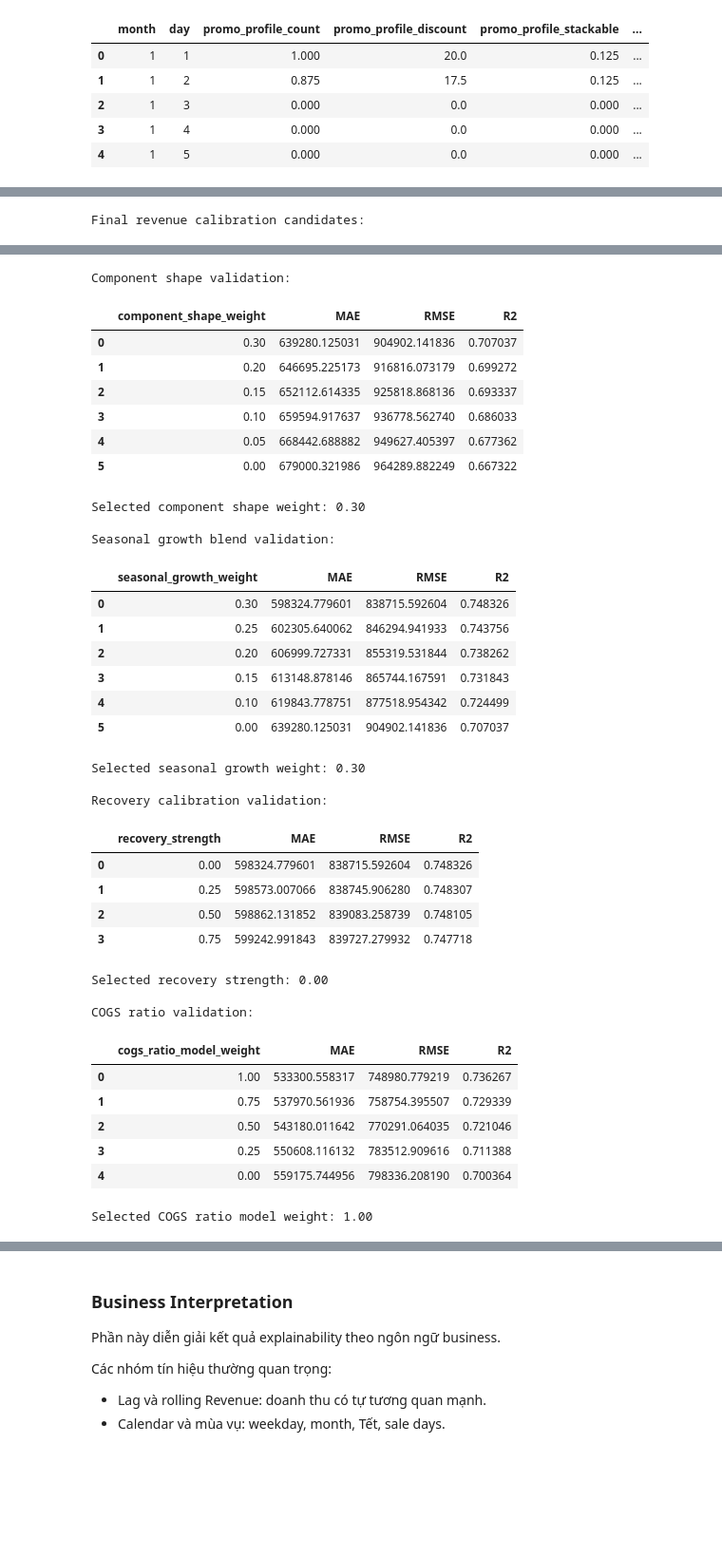
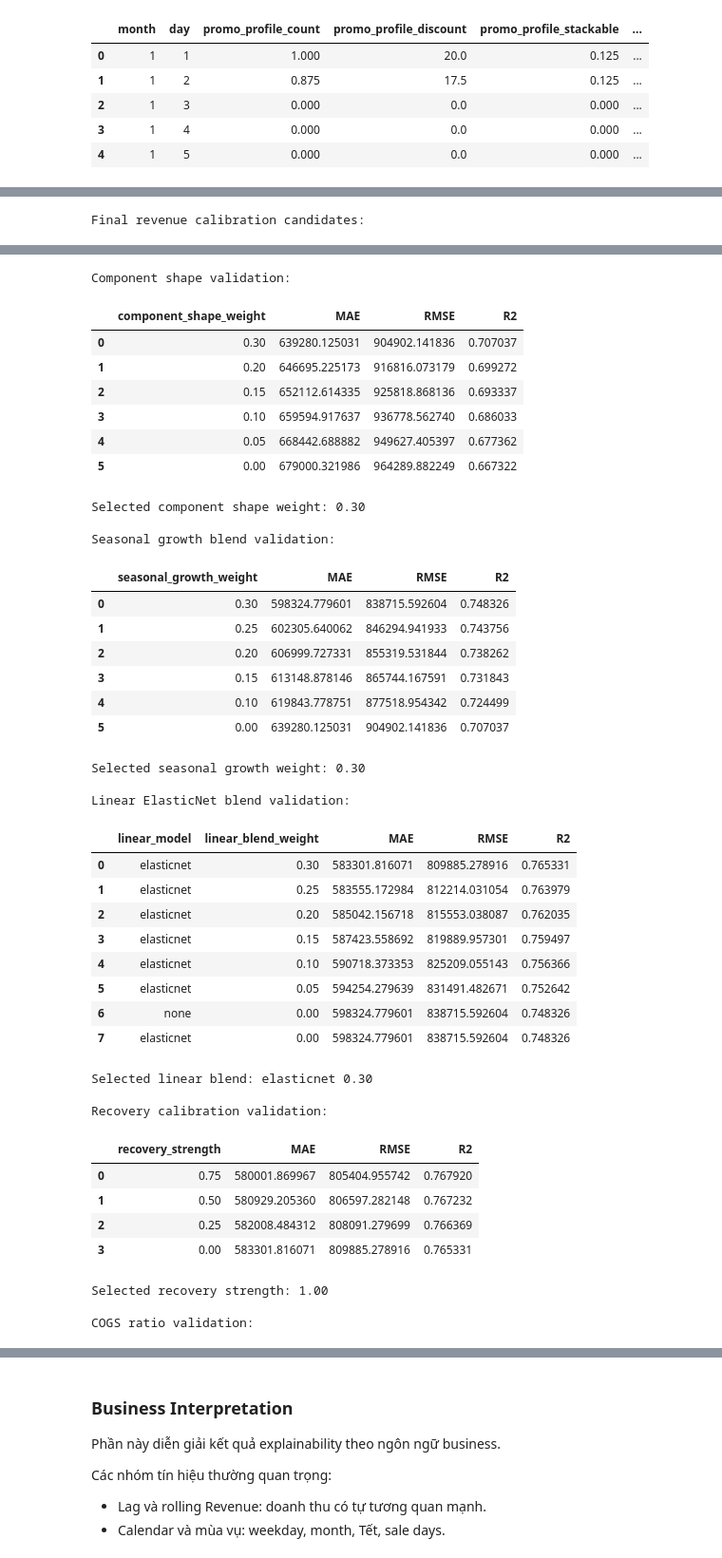
Before and after one commit to CodeDaoVietNam/DATATHON_2026, a Jupyter notebook: notebooks/04_forecasting_model.ipynb, the cells around one changed output, grey strips where cells are left out. Shown at 95% size. Cells and saved outputs as stored; diff of their text form; code cells hidden in the pictures; blank space fills up the shorter version.

```diff
--- a/notebooks/04_forecasting_model.ipynb
+++ b/notebooks/04_forecasting_model.ipynb
@@ -429,6 +661,16 @@ ABLATION_CONFIGS = {
 _EMPTY_PROMO = pd.DataFrame(columns=["month", "day"])
 _EMPTY_TRAFFIC = pd.DataFrame(columns=["month", "day", "day_of_week"])
 _EMPTY_INVENTORY = pd.DataFrame(columns=["month"])
+
+
+def train_elasticnet_log_model(X, y_log):
+    """Train a simple log-target ElasticNet as a diversity baseline."""
+    model = make_pipeline(
+        StandardScaler(),
+        ElasticNet(alpha=0.002, l1_ratio=0.10, max_iter=20000, random_state=RANDOM_SEED),
+    )
+    model.fit(X.to_numpy(dtype=np.float32), y_log.to_numpy(dtype=np.float32))
+    return model
 
 
 def _filter_traffic_profile(profile, variant="full"):
@@ -532,6 +774,9 @@ def run_ablation_config(config_name, config_flags, train_df, valid_df):
     print(f"  CAT recency weight mean : {cat_recency_weights[:-eval_size].mean():.3f} (max={cat_recency_weights[:-eval_size].max():.1f})")
     print(f"  CAT combined weight mean: {cat_fit_weights.mean():.3f} (max={cat_fit_weights.max():.1f})")
 
+    elastic_model = train_elasticnet_log_model(X_train, y_train_log)
+    print("  ElasticNet trained")
+
     lgbm_model = lgb.LGBMRegressor(**LGBM_PARAMS)
     lgbm_model.fit(
         X_fit, y_fit,
@@ -564,6 +809,19 @@ def run_ablation_config(config_name, config_flags, train_df, valid_df):
 
     print("  Predicting validation 2022 (recursive log-target, anchored)...")
     seasonal_anchor = seasonal_growth_baseline(train_df, valid_df["Date"], "Revenue")
+    elastic_val = recursive_forecast(
+        elastic_model, train_df, valid_df["Date"], feat_cols, _promo_profile,
+        traffic_profile=_traffic_profile,
+        inventory_profile=_inventory_profile,
+        business_daily=_business_daily,
+        business_profile=_business_profile,
+        business_groups=_business_groups,
+        feature_fill_values=feature_fill_values,
+        anchor_pred=seasonal_anchor,
+        blend_weight=RECURSIVE_BLEND_WEIGHT,
+        ewm_alpha=RECURSIVE_SMOOTH_ALPHA,
+        predict_log_target=True,
+    )
     lgbm_val = recursive_forecast(
         lgbm_model, train_df, valid_df["Date"], feat_cols, _promo_profile,
         traffic_profile=_traffic_profile,
@@ -606,6 +864,10 @@ def run_ablation_config(config_name, config_flags, train_df, valid_df):
             predict_log_target=True,
         )
 
+    elastic_val = calibrate_monthly_predictions(elastic_val, valid_df["Date"], train_df, "Revenue")
+    elastic_val = calibrate_event_spikes(elastic_val, valid_df["Date"], train_df, strength=EVENT_SPIKE_CALIBRATION_STRENGTHS)
+    elastic_val = np.maximum(elastic_val, 0)
+
     lgbm_val = calibrate_monthly_predictions(lgbm_val, valid_df["Date"], train_df, "Revenue")
     xgb_val = calibrate_monthly_predictions(xgb_val, valid_df["Date"], train_df, "Revenue")
     lgbm_val = calibrate_event_spikes(lgbm_val, valid_df["Date"], train_df, strength=EVENT_SPIKE_CALIBRATION_STRENGTHS)
@@ -615,8 +877,10 @@ def run_ablation_config(config_name, config_flags, train_df, valid_df):
         cat_val = calibrate_event_spikes(cat_val, valid_df["Date"], train_df, strength=EVENT_SPIKE_CALIBRATION_STRENGTHS)
 
     y_valid = valid_df["Revenue"].values
+    elastic_m = compute_metrics(y_valid, elastic_val)
     lgbm_m = compute_metrics(y_valid, lgbm_val)
     xgb_m = compute_metrics(y_valid, xgb_val)
+    print(f"  ELASTIC: MAE={elastic_m['MAE']:,.0f}  RMSE={elastic_m['RMSE']:,.0f}  R2={elastic_m['R2']:.3f}")
     print(f"  LGBM: MAE={lgbm_m['MAE']:,.0f}  RMSE={lgbm_m['RMSE']:,.0f}  R2={lgbm_m['R2']:.3f}")
     print(f"  XGB : MAE={xgb_m['MAE']:,.0f}  RMSE={xgb_m['RMSE']:,.0f}  R2={xgb_m['R2']:.3f}")
 
@@ -650,13 +914,16 @@ def run_ablation_config(config_name, config_flags, train_df, valid_df):
         "business_daily_used": _business_daily,
         "business_profile_used": _business_profile,
         "business_groups_used": _business_groups,
+        "elastic_model": elastic_model,
         "lgbm_model": lgbm_model,
         "xgb_model": xgb_model,
         "cat_model": cat_model,
+        "elastic_val": elastic_val,
         "lgbm_val": lgbm_val,
         "xgb_val": xgb_val,
         "cat_val": cat_val,
         "ens_val": ens_val,
+        "elastic_metrics": elastic_m,
         "lgbm_metrics": lgbm_m,
         "xgb_metrics": xgb_m,
         "cat_metrics": cat_m,
@@ -689,6 +956,7 @@ for cfg_name, cfg_flags in ABLATION_CONFIGS.items():
     ablation_artifacts[cfg_name] = result
     bw = result["opt_weights"]
     cat_m = result["cat_metrics"] or {"MAE": np.nan, "RMSE": np.nan, "R2": np.nan}
+    elastic_m = result["elastic_metrics"]
 
     candidates = {
         "LGBM": result["lgbm_metrics"],
@@ -706,6 +974,9 @@ for cfg_name, cfg_flags in ABLATION_CONFIGS.items():
     ablation_rows.append({
         "config": cfg_name,
         "n_features": result["n_features"],
+        "ELASTIC_MAE": elastic_m["MAE"],
+        "ELASTIC_RMSE": elastic_m["RMSE"],
+        "ELASTIC_R2": elastic_m["R2"],
         "LGBM_MAE": result["lgbm_metrics"]["MAE"],
         "LGBM_RMSE": result["lgbm_metrics"]["RMSE"],
         "LGBM_R2": result["lgbm_metrics"]["R2"],
@@ -1220,6 +1744,11 @@ display(seasonal_blend_df)
 print(f"Selected seasonal growth weight: {BEST_SEASONAL_GROWTH_WEIGHT:.2f}")
 print()
 
+print("Linear ElasticNet blend validation:")
+display(linear_blend_df)
+print(f"Selected linear blend: {BEST_LINEAR_MODEL} {BEST_LINEAR_BLEND_WEIGHT:.2f}")
+print()
+
 print("Recovery calibration validation:")
 display(recovery_df)
 print(f"Selected recovery strength: {BEST_RECOVERY_STRENGTH:.2f}")
@@ -1227,6 +1756,7 @@ print()
 
 print("COGS ratio validation:")
 display(cogs_ratio_df)
+print(f"Selected COGS anchor mode: {COGS_ANCHOR_MODE}")
 print(f"Selected COGS ratio model weight: {COGS_RATIO_MODEL_WEIGHT:.2f}")
 # %% [output]
 Final revenue calibration candidates:
@@ -1238,36 +1772,41 @@ Final revenue calibration candidates:
 Component shape validation:
 |  | component_shape_weight | MAE | RMSE | R2 |
 | 0 | 0.30 | 639280.125031 | 904902.141836 | 0.707037 |
 | 1 | 0.20 | 646695.225173 | 916816.073179 | 0.699272 |
 | 2 | 0.15 | 652112.614335 | 925818.868136 | 0.693337 |
 | 3 | 0.10 | 659594.917637 | 936778.562740 | 0.686033 |
 | 4 | 0.05 | 668442.688882 | 949627.405397 | 0.677362 |
 | 5 | 0.00 | 679000.321986 | 964289.882249 | 0.667322 |
 Selected component shape weight: 0.30
 
 Seasonal growth blend validation:
 |  | seasonal_growth_weight | MAE | RMSE | R2 |
 | 0 | 0.30 | 598324.779601 | 838715.592604 | 0.748326 |
 | 1 | 0.25 | 602305.640062 | 846294.941933 | 0.743756 |
 | 2 | 0.20 | 606999.727331 | 855319.531844 | 0.738262 |
 | 3 | 0.15 | 613148.878146 | 865744.167591 | 0.731843 |
 | 4 | 0.10 | 619843.778751 | 877518.954342 | 0.724499 |
 | 5 | 0.00 | 639280.125031 | 904902.141836 | 0.707037 |
 Selected seasonal growth weight: 0.30
 
-Recovery calibration validation:
+Linear ElasticNet blend validation:
-|  | recovery_strength | MAE | RMSE | R2 |
-| 0 | 0.00 | 598324.779601 | 838715.592604 | 0.748326 |
-| 1 | 0.25 | 598573.007066 | 838745.906280 | 0.748307 |
-| 2 | 0.50 | 598862.131852 | 839083.258739 | 0.748105 |
-| 3 | 0.75 | 599242.991843 | 839727.279932 | 0.747718 |
+|  | linear_model | linear_blend_weight | MAE | RMSE | R2 |
+| 0 | elasticnet | 0.30 | 583301.816071 | 809885.278916 | 0.765331 |
+| 1 | elasticnet | 0.25 | 583555.172984 | 812214.031054 | 0.763979 |
+| 2 | elasticnet | 0.20 | 585042.156718 | 815553.038087 | 0.762035 |
+| 3 | elasticnet | 0.15 | 587423.558692 | 819889.957301 | 0.759497 |
+| 4 | elasticnet | 0.10 | 590718.373353 | 825209.055143 | 0.756366 |
+| 5 | elasticnet | 0.05 | 594254.279639 | 831491.482671 | 0.752642 |
+| 6 | none | 0.00 | 598324.779601 | 838715.592604 | 0.748326 |
+| 7 | elasticnet | 0.00 | 598324.779601 | 838715.592604 | 0.748326 |
-Selected recovery strength: 0.00
+Selected linear blend: elasticnet 0.30
 
-COGS ratio validation:
+Recovery calibration validation:
-|  | cogs_ratio_model_weight | MAE | RMSE | R2 |
-| 0 | 1.00 | 533300.558317 | 748980.779219 | 0.736267 |
-| 1 | 0.75 | 537970.561936 | 758754.395507 | 0.729339 |
-| 2 | 0.50 | 543180.011642 | 770291.064035 | 0.721046 |
-| 3 | 0.25 | 550608.116132 | 783512.909616 | 0.711388 |
-| 4 | 0.00 | 559175.744956 | 798336.208190 | 0.700364 |
+|  | recovery_strength | MAE | RMSE | R2 |
+| 0 | 0.75 | 580001.869967 | 805404.955742 | 0.767920 |
+| 1 | 0.50 | 580929.205360 | 806597.282148 | 0.767232 |
+| 2 | 0.25 | 582008.484312 | 808091.279699 | 0.766369 |
+| 3 | 0.00 | 583301.816071 | 809885.278916 | 0.765331 |
-Selected COGS ratio model weight: 1.00
+Selected recovery strength: 1.00
+
+COGS ratio validation:
```
Also changed, not shown: parts of 62 cells of this notebook, 3 other files.
